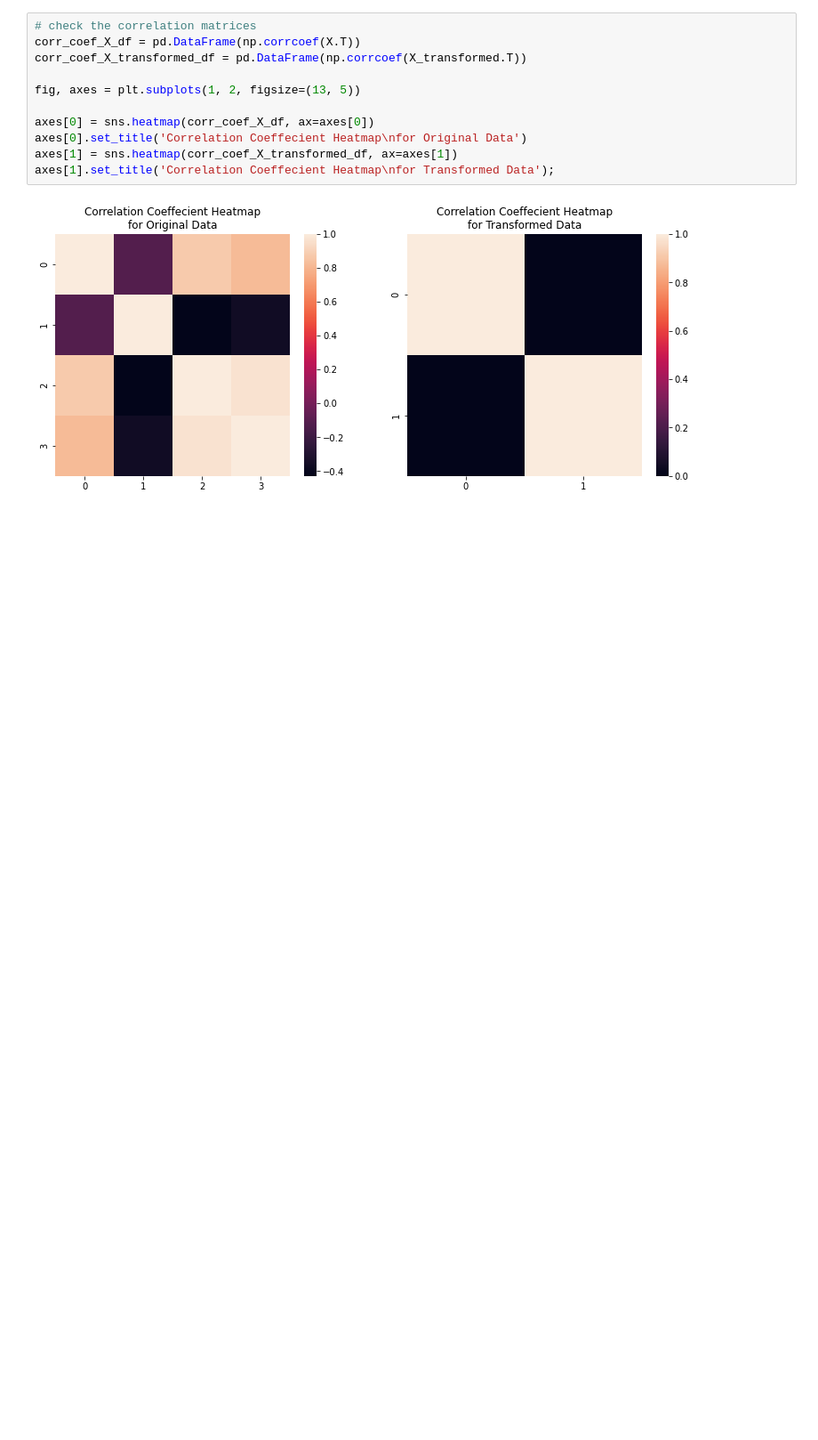
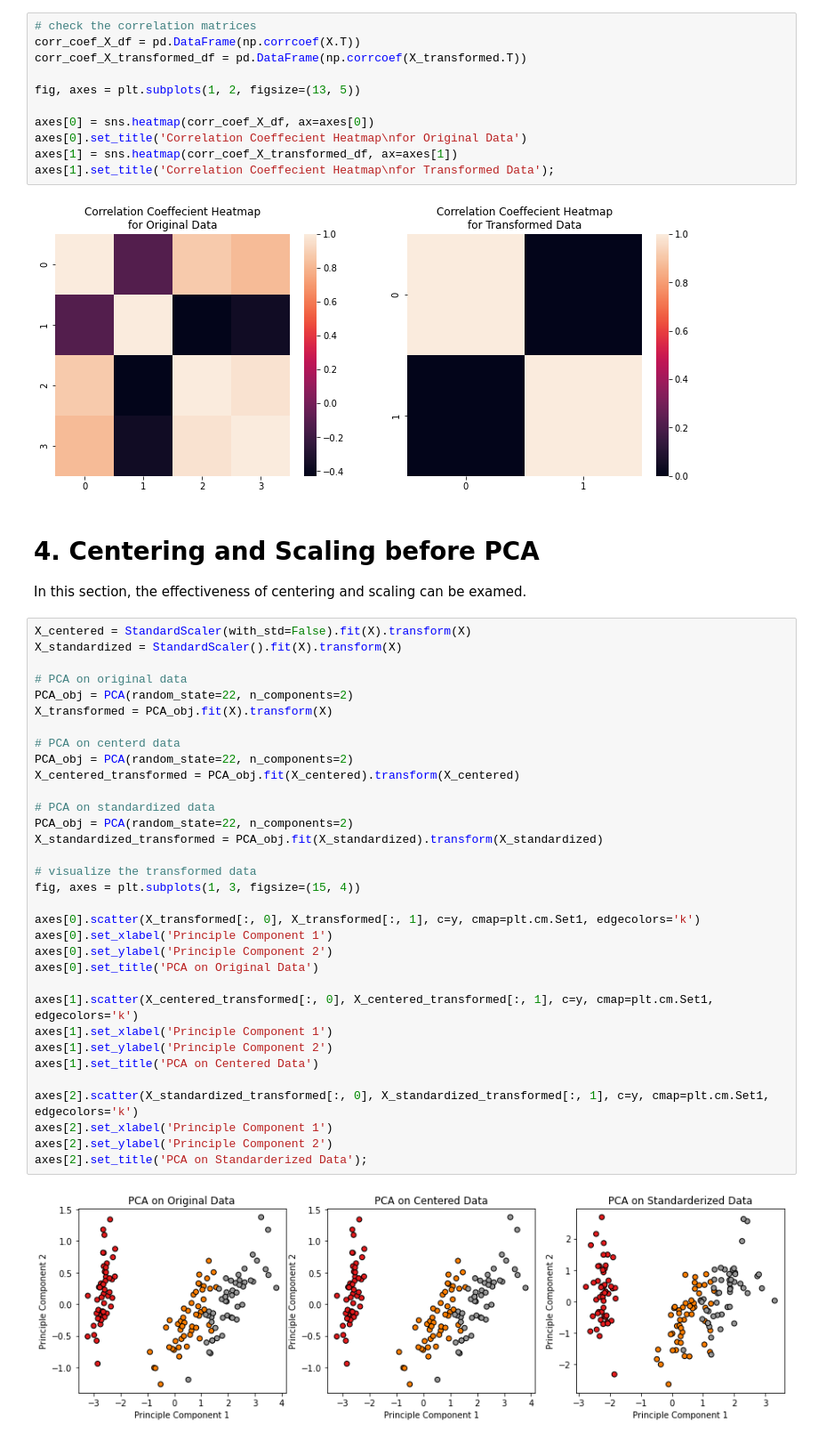
Before and after one commit to Chao8219/scikit_learn_showcase, a Jupyter notebook: jupyter_notebooks/PCA.ipynb, the cells around one changed output. Shown at 89% size. Drawn from its saved outputs; the diff is of its cells as text; blank space fills up the shorter version.

Commit message:
centering and scaling for PCA added

```diff
--- a/jupyter_notebooks/PCA.ipynb
+++ b/jupyter_notebooks/PCA.ipynb
@@ -89,3 +90,42 @@ axes[1] = sns.heatmap(corr_coef_X_transformed_df, ax=axes[1])
 axes[1].set_title('Correlation Coeffecient Heatmap\nfor Transformed Data');
 # %% [output]
 [figure]
+# %% [markdown]
+# 4. Centering and Scaling before PCA
+
+In this section, the effectiveness of centering and scaling can be examed.
+# %%
+X_centered = StandardScaler(with_std=False).fit(X).transform(X)
+X_standardized = StandardScaler().fit(X).transform(X)
+
+# PCA on original data
+PCA_obj = PCA(random_state=22, n_components=2)
+X_transformed = PCA_obj.fit(X).transform(X)
+
+# PCA on centerd data
+PCA_obj = PCA(random_state=22, n_components=2)
+X_centered_transformed = PCA_obj.fit(X_centered).transform(X_centered)
+
+# PCA on standardized data
+PCA_obj = PCA(random_state=22, n_components=2)
+X_standardized_transformed = PCA_obj.fit(X_standardized).transform(X_standardized)
+
+# visualize the transformed data
+fig, axes = plt.subplots(1, 3, figsize=(15, 4))
+
+axes[0].scatter(X_transformed[:, 0], X_transformed[:, 1], c=y, cmap=plt.cm.Set1, edgecolors='k')
+axes[0].set_xlabel('Principle Component 1')
+axes[0].set_ylabel('Principle Component 2')
+axes[0].set_title('PCA on Original Data')
+
+axes[1].scatter(X_centered_transformed[:, 0], X_centered_transformed[:, 1], c=y, cmap=plt.cm.Set1, edgecolors='k')
+axes[1].set_xlabel('Principle Component 1')
+axes[1].set_ylabel('Principle Component 2')
+axes[1].set_title('PCA on Centered Data')
+
+axes[2].scatter(X_standardized_transformed[:, 0], X_standardized_transformed[:, 1], c=y, cmap=plt.cm.Set1, edgecolors='k')
+axes[2].set_xlabel('Principle Component 1')
+axes[2].set_ylabel('Principle Component 2')
+axes[2].set_title('PCA on Standarderized Data');
+# %% [output]
+[figure, added]
```
Also changed, not shown: parts of 2 cells of this notebook.
